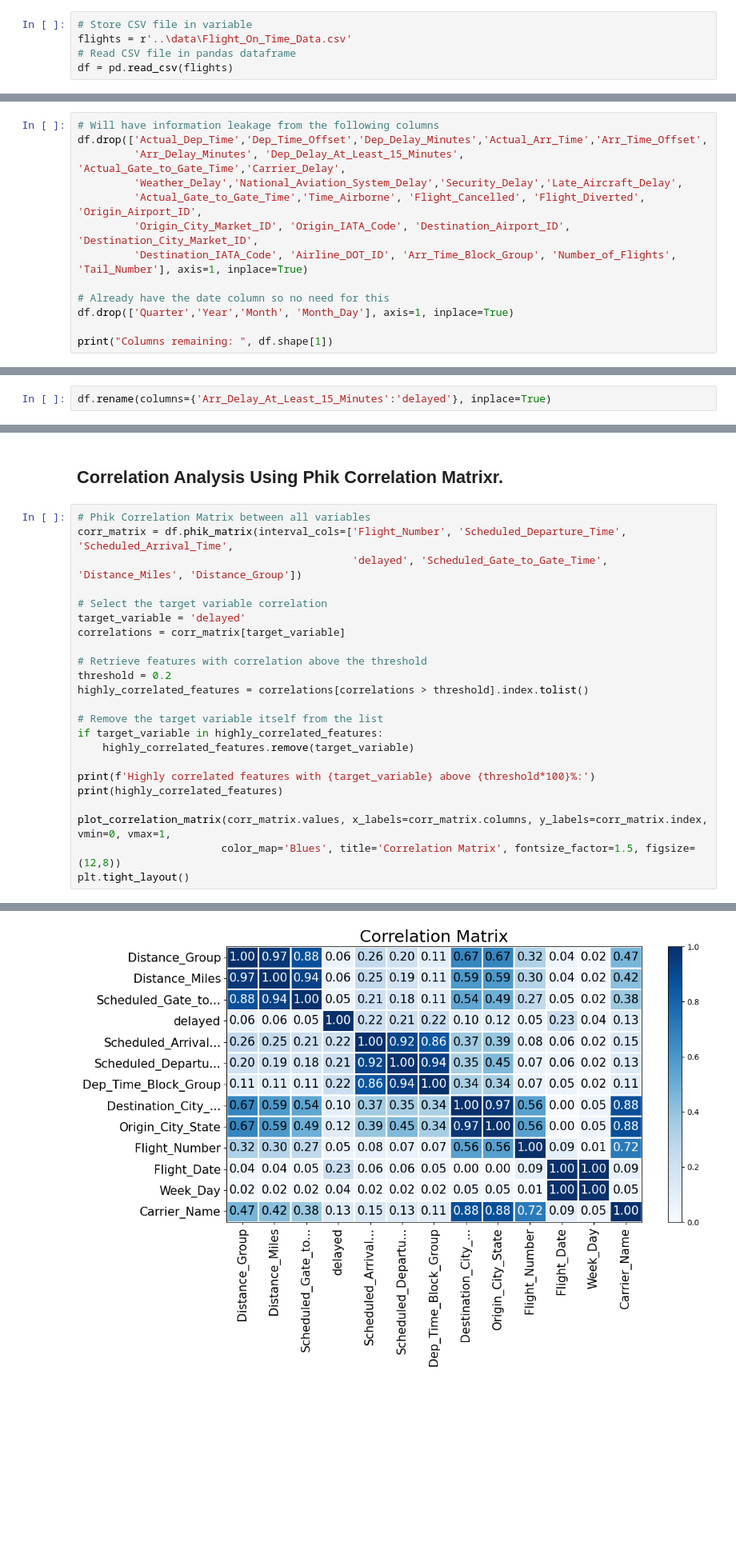
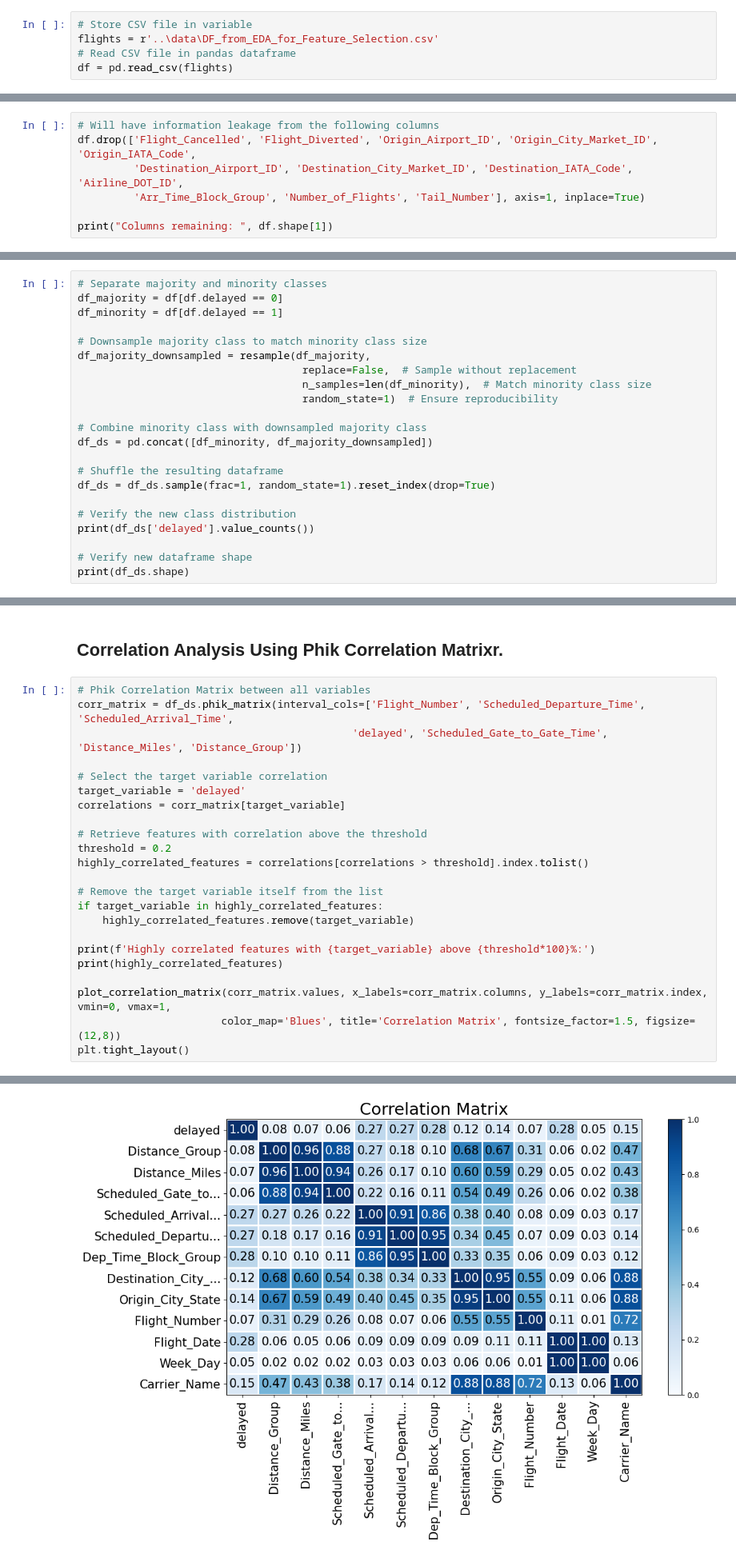
Before and after one commit to B-Treftz/Flight_Status_Predictor, a Jupyter notebook: 2_Feature_Selection/Feature_Select_Olivia.ipynb, the cells around one changed output, grey strips where cells are left out. Shown at 80% size. Drawn from its saved outputs; the diff is of its cells as text; blank space fills up the shorter version.

```diff
--- a/2_Feature_Selection/Feature_Select_Olivia.ipynb
+++ b/2_Feature_Selection/Feature_Select_Olivia.ipynb
@@ -22,7 +23,7 @@ from sklearn.feature_selection import SelectKBest, f_classif, chi2
 %matplotlib inline
 # %%
 # Store CSV file in variable
-flights = r'..\data\Flight_On_Time_Data.csv'
+flights = r'..\data\DF_from_EDA_for_Feature_Selection.csv'
 # Read CSV file in pandas dataframe
 df = pd.read_csv(flights)
 # %%
@@ -155,17 +141,9 @@ We now want to remove some variables from the dataframe that deals with the actu
 # %%
 # Will have information leakage from the following columns
-df.drop(['Actual_Dep_Time','Dep_Time_Offset','Dep_Delay_Minutes','Actual_Arr_Time','Arr_Time_Offset',
-         'Arr_Delay_Minutes', 'Dep_Delay_At_Least_15_Minutes', 'Actual_Gate_to_Gate_Time','Carrier_Delay',
-         'Weather_Delay','National_Aviation_System_Delay','Security_Delay','Late_Aircraft_Delay',
-         'Actual_Gate_to_Gate_Time','Time_Airborne', 'Flight_Cancelled', 'Flight_Diverted', 'Origin_Airport_ID',
-         'Origin_City_Market_ID', 'Origin_IATA_Code', 'Destination_Airport_ID', 'Destination_City_Market_ID',
-         'Destination_IATA_Code', 'Airline_DOT_ID', 'Arr_Time_Block_Group', 'Number_of_Flights', 'Tail_Number'], axis=1, inplace=True)
-
-# Already have the date column so no need for this
-df.drop(['Quarter','Year','Month', 'Month_Day'], axis=1, inplace=True)
+df.drop(['Flight_Cancelled', 'Flight_Diverted', 'Origin_Airport_ID', 'Origin_City_Market_ID', 'Origin_IATA_Code',
+         'Destination_Airport_ID', 'Destination_City_Market_ID', 'Destination_IATA_Code', 'Airline_DOT_ID',
+         'Arr_Time_Block_Group', 'Number_of_Flights', 'Tail_Number'], axis=1, inplace=True)
 
 print("Columns remaining: ", df.shape[1])
 # %% [output]
 Columns remaining:  13
-# %%
-df.rename(columns={'Arr_Delay_At_Least_15_Minutes':'delayed'}, inplace=True)
@@ -202,0 +278,22 @@ memory usage: 672.3+ MB
+# %%
+# Separate majority and minority classes
+df_majority = df[df.delayed == 0]
+df_minority = df[df.delayed == 1]
+
+# Downsample majority class to match minority class size
+df_majority_downsampled = resample(df_majority,
+                                    replace=False,  # Sample without replacement
+                                    n_samples=len(df_minority),  # Match minority class size
+                                    random_state=1)  # Ensure reproducibility
+
+# Combine minority class with downsampled majority class
+df_ds = pd.concat([df_minority, df_majority_downsampled])
+
+# Shuffle the resulting dataframe
+df_ds = df_ds.sample(frac=1, random_state=1).reset_index(drop=True)
+
+# Verify the new class distribution
+print(df_ds['delayed'].value_counts())
+
+# Verify new dataframe shape
+print(df_ds.shape)
@@ -231,28 +384,28 @@ dtype: int64
 ## Correlation Analysis Using Phik Correlation Matrixr.
 # %%
 # Phik Correlation Matrix between all variables
-corr_matrix = df.phik_matrix(interval_cols=['Flight_Number', 'Scheduled_Departure_Time', 'Scheduled_Arrival_Time',
+corr_matrix = df_ds.phik_matrix(interval_cols=['Flight_Number', 'Scheduled_Departure_Time', 'Scheduled_Arrival_Time',
                                             'delayed', 'Scheduled_Gate_to_Gate_Time', 'Distance_Miles', 'Distance_Group'])
 
 # Select the target variable correlation
 target_variable = 'delayed'
 correlations = corr_matrix[target_variable]
 
 # Retrieve features with correlation above the threshold
 threshold = 0.2
 highly_correlated_features = correlations[correlations > threshold].index.tolist()
 
 # Remove the target variable itself from the list
 if target_variable in highly_correlated_features:
     highly_correlated_features.remove(target_variable)
 
 print(f'Highly correlated features with {target_variable} above {threshold*100}%:')
 print(highly_correlated_features)
 
 plot_correlation_matrix(corr_matrix.values, x_labels=corr_matrix.columns, y_labels=corr_matrix.index, vmin=0, vmax=1,
                        color_map='Blues', title='Correlation Matrix', fontsize_factor=1.5, figsize=(12,8))
 plt.tight_layout()
 # %% [output]
 Highly correlated features with delayed above 20.0%:
 ['Flight_Date', 'Dep_Time_Block_Group', 'Scheduled_Departure_Time', 'Scheduled_Arrival_Time']
-[figure, old version]
+[figure, new version]
```
Also changed, not shown: parts of 41 cells of this notebook, 3 other files.
